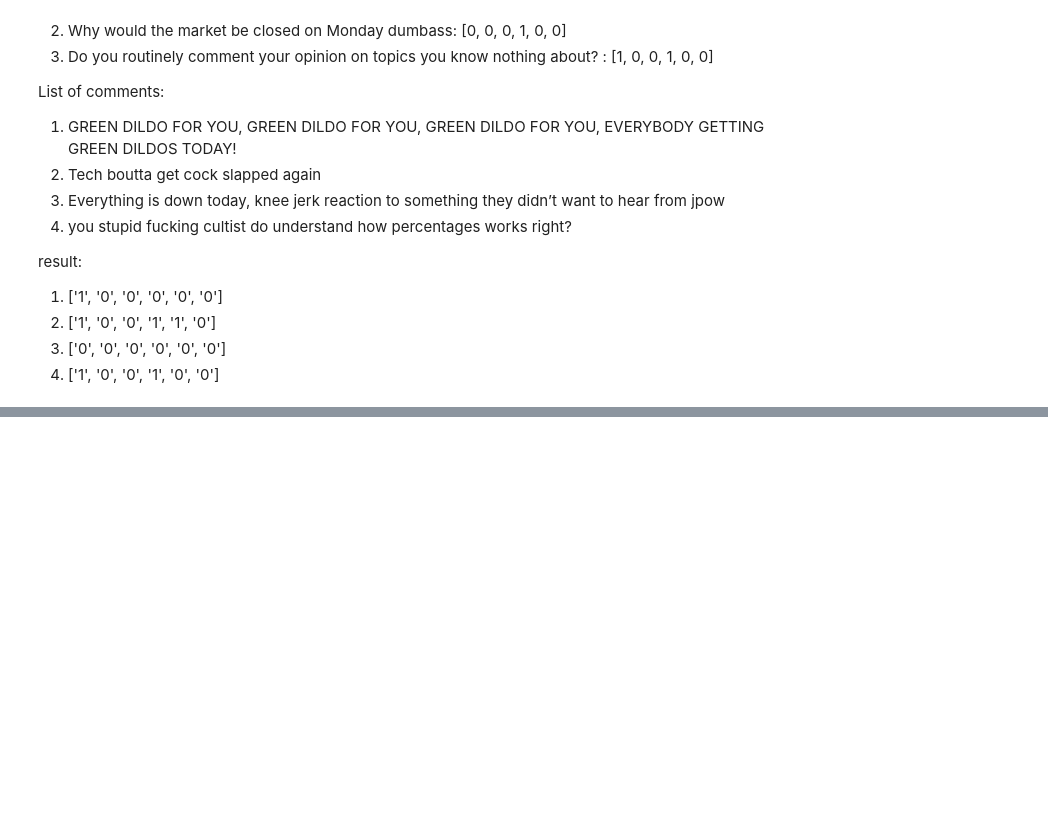
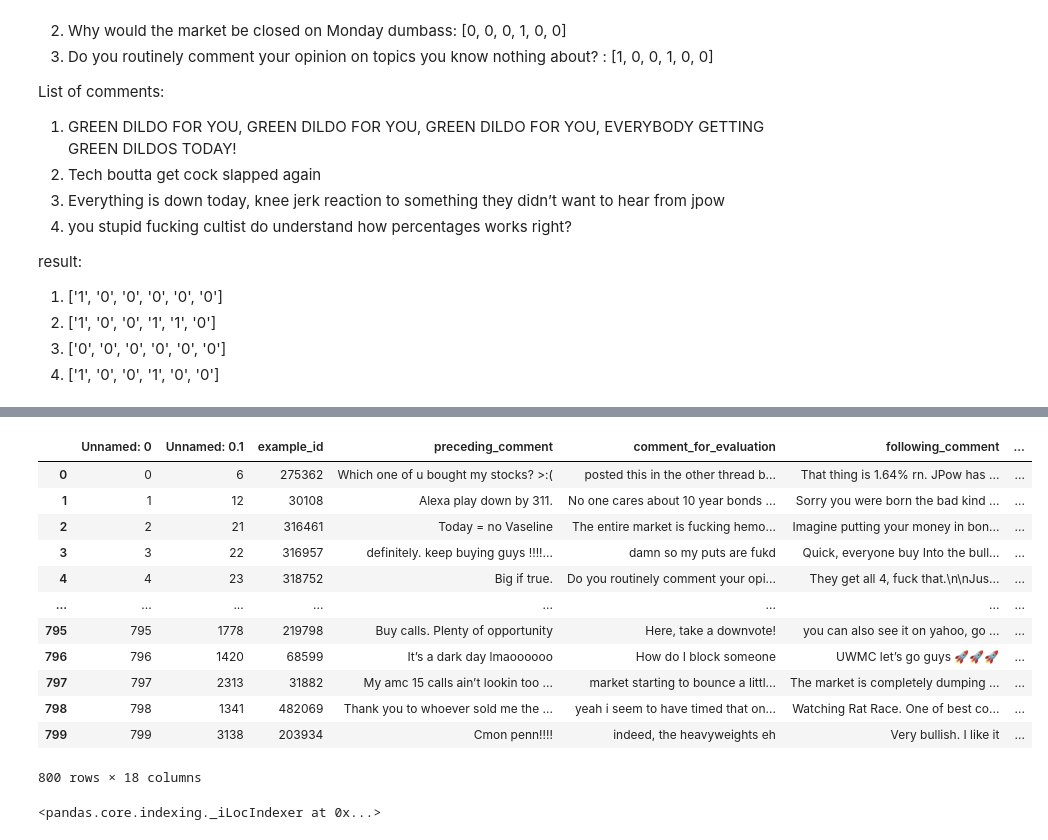
Before and after one commit to ameliachu/nlu-reddit-toxicity-dataset, a Jupyter notebook: notebooks/yj2369/GPT-3_Experiment.ipynb, the cells around one changed output, grey strips where cells are left out. Drawn from its saved outputs; the diff is of its cells as text; code cells hidden in the pictures; blank space fills up the shorter version.

```diff
--- a/notebooks/yj2369/GPT-3_Experiment.ipynb
+++ b/notebooks/yj2369/GPT-3_Experiment.ipynb
@@ -192,3 +196,21 @@ df = pd.concat(
     map(pd.read_csv, ['result_0511_1.csv', 'result_0511_2.csv']), ignore_index=True)
 # %%
 df.to_csv('baseline_GPT-3_FewShot_5_11.csv')
+# %%
+data = pd.read_csv('baseline_GPT-3_FewShot_5_11.csv')
+# %%
+data
+# %% [output]
+|  | Unnamed: 0 | Unnamed: 0.1 | example_id | preceding_comment | comment_for_evaluation | following_comment | ... |
+| 0 | 0 | 6 | 275362 | Which one of u bought my stocks? >:( | posted this in the other thread b... | That thing is 1.64% rn. JPow has ... | ... |
+| 1 | 1 | 12 | 30108 | Alexa play down by 311. | No one cares about 10 year bonds ... | Sorry you were born the bad kind ... | ... |
+| 2 | 2 | 21 | 316461 | Today = no Vaseline | The entire market is fucking hemo... | Imagine putting your money in bon... | ... |
+| 3 | 3 | 22 | 316957 | definitely. keep buying guys !!!!... | damn so my puts are fukd | Quick, everyone buy Into the bull... | ... |
+| 4 | 4 | 23 | 318752 | Big if true. | Do you routinely comment your opi... | They get all 4, fuck that.\n\nJus... | ... |
+| ... | ... | ... | ... | ... | ... | ... | ... |
+| 795 | 795 | 1778 | 219798 | Buy calls. Plenty of opportunity | Here, take a downvote! | you can also see it on yahoo, go ... | ... |
+| 796 | 796 | 1420 | 68599 | It’s a dark day lmaoooooo | How do I block someone | UWMC let’s go guys 🚀🚀🚀 | ... |
+| 797 | 797 | 2313 | 31882 | My amc 15 calls ain’t lookin too ... | market starting to bounce a littl... | The market is completely dumping ... | ... |
+| 798 | 798 | 1341 | 482069 | Thank you to whoever sold me the ... | yeah i seem to have timed that on... | Watching Rat Race. One of best co... | ... |
+| 799 | 799 | 3138 | 203934 | Cmon penn!!!! | indeed, the heavyweights eh | Very bullish. I like it | ... |
+800 rows × 18 columns
@@ -194,0 +221,4 @@ df.to_csv('baseline_GPT-3_FewShot_5_11.csv')
+# %%
+data
+# %% [output]
+<pandas.core.indexing._iLocIndexer at 0x...>
```
Also changed, not shown: parts of 4 cells of this notebook, 3 other files.
